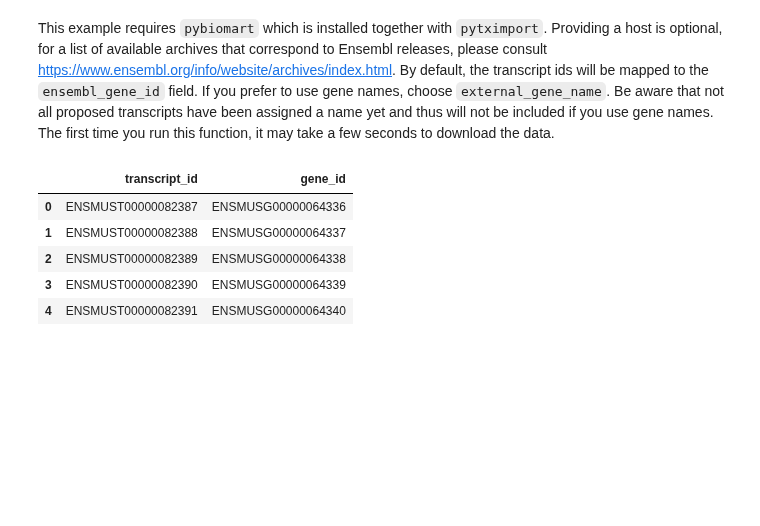
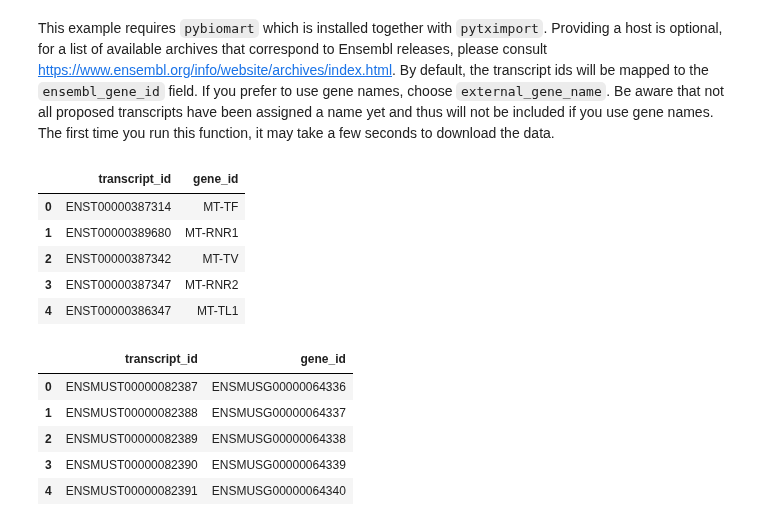
Before and after one commit to complextissue/pytximport, a Jupyter notebook: docs/source/example.ipynb, the cells around one changed output. Saved outputs shown, nothing was run; the diff lists cells and outputs as text; code cells hidden in the pictures; blank space fills up the shorter version.

```diff
--- a/docs/source/example.ipynb
+++ b/docs/source/example.ipynb
@@ -12,6 +12,18 @@ Here, we will show you how to generate a transcript-to-gene mapping based on the
 ### Build it from Ensembl
 # %% [markdown]
 This example requires `pybiomart` which is installed together with `pytximport`. Providing a host is optional, for a list of available archives that correspond to Ensembl releases, please consult [https://www.ensembl.org/info/website/archives/index.html](https://www.ensembl.org/info/website/archives/index.html). By default, the transcript ids will be mapped to the `ensembl_gene_id` field. If you prefer to use gene names, choose `external_gene_name`. Be aware that not all proposed transcripts have been assigned a name yet and thus will not be included if you use gene names. The first time you run this function, it may take a few seconds to download the data.
+# %%
+from pytximport.utils import create_transcript_to_gene_map
+
+transcript_gene_map_human = create_transcript_to_gene_map("human", target_field="external_gene_name")
+transcript_gene_map_human.head(5)
+# %% [output]
+|  | transcript_id | gene_id |
+| 0 | ENST00000387314 | MT-TF |
+| 1 | ENST00000389680 | MT-RNR1 |
+| 2 | ENST00000387342 | MT-TV |
+| 3 | ENST00000387347 | MT-RNR2 |
+| 4 | ENST00000386347 | MT-TL1 |
 # %%
 transcript_gene_map_mouse = create_transcript_to_gene_map(species="mouse")
 transcript_gene_map_mouse.head(5)
```
Also changed, not shown: parts of 2 cells of this notebook, 15 other files.
